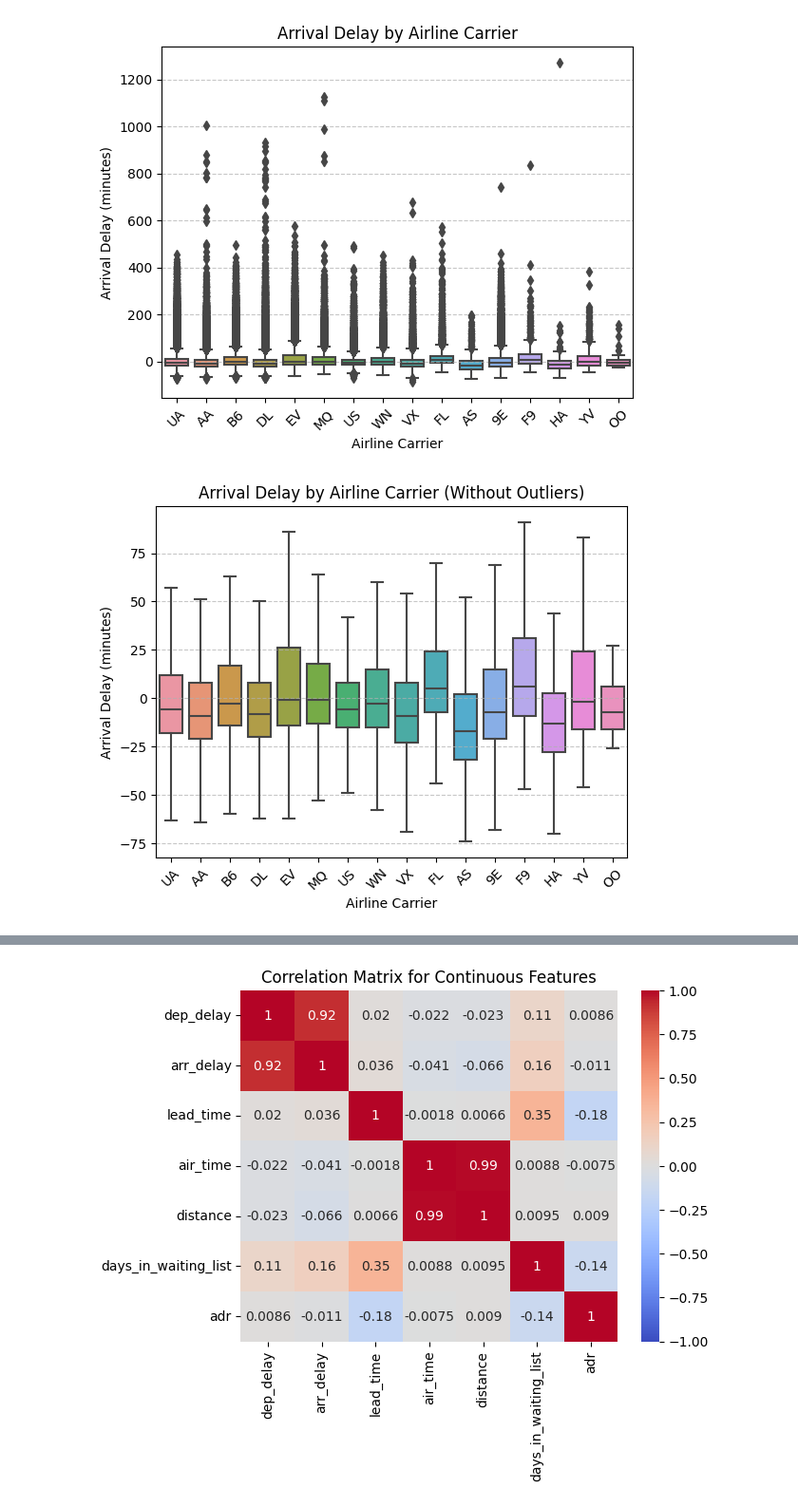
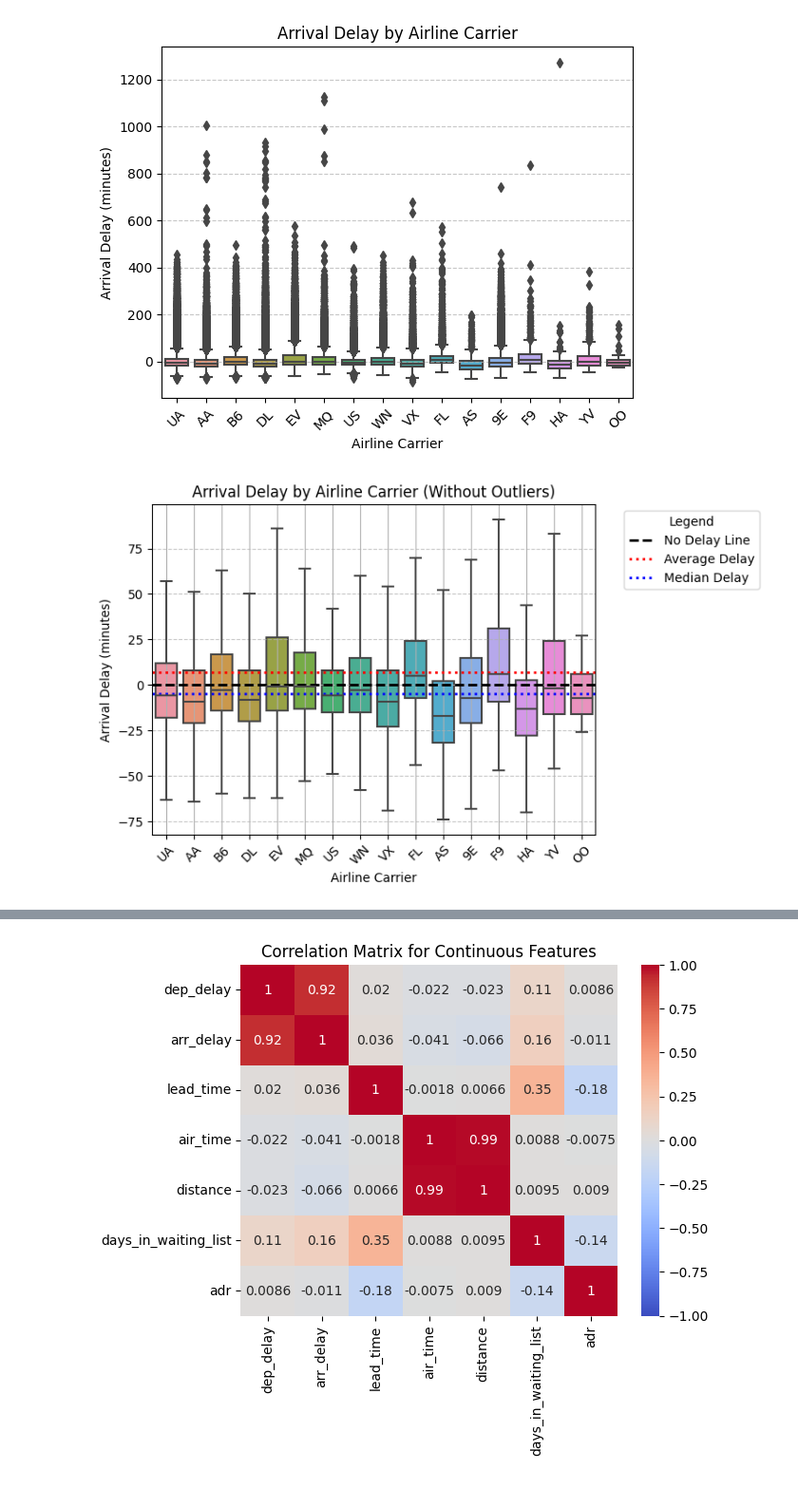
Before and after one commit to ConorJones05/STOR320_Final, a Jupyter notebook: EDA Template.ipynb, the cells around one changed output, grey strips where cells are left out. Shown at 95% size. Cells and saved outputs as stored; diff of their text form; code cells hidden in the pictures.

```diff
--- a/EDA Template.ipynb
+++ b/EDA Template.ipynb
@@ -353,13 +352,20 @@ plt.show()
 # %% [output]
 [figure]
 # %%
+overall_average_delay_per_month = flights['arr_delay'].mean()
+overall_median_delay = flights['arr_delay'].median()
 sns.boxplot(x='carrier', y='arr_delay', data=flights, showfliers=False)
 plt.title('Arrival Delay by Airline Carrier (Without Outliers)')
 plt.xlabel('Airline Carrier')
 plt.ylabel('Arrival Delay (minutes)')
 plt.xticks(rotation=45)
 plt.grid(axis='y', linestyle='--', alpha=0.7)
+plt.axhline(y=0, color='black', linewidth=2, linestyle='--', label='No Delay Line')
+plt.axhline(y=overall_average_delay_per_month, color='red', linewidth=2, linestyle=':', label='Average Delay')
+plt.axhline(y=overall_median_delay, color='blue', linewidth=2, linestyle=':', label='Median Delay')
+plt.grid(True)
+plt.legend(title='Legend', bbox_to_anchor=(1.05, 1), loc='upper left')
 plt.show()
 # %% [output]
-[figure, old version]
+[figure, new version]
 # %%
```
Also changed, not shown: parts of 30 cells of this notebook.
